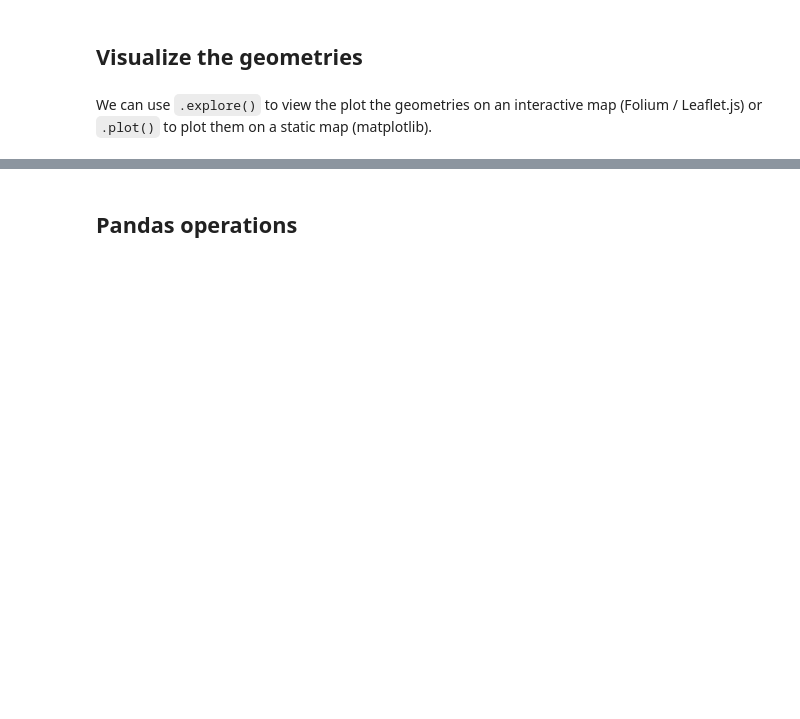
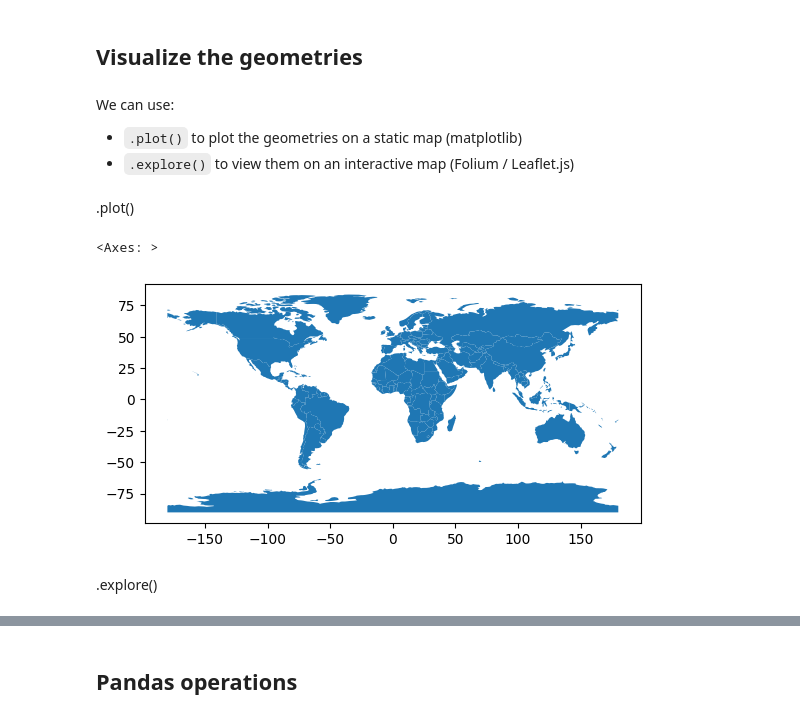
Before and after one commit to kraina-ai/srai-tutorial, a Jupyter notebook: 01_introduction_to_geospatial.ipynb, the cells around one changed output, grey strips where cells are left out. Cells and saved outputs as stored; diff of their text form; code cells hidden in the pictures; blank space fills up the shorter version.

```diff
--- a/01_introduction_to_geospatial.ipynb
+++ b/01_introduction_to_geospatial.ipynb
@@ -30,6 +73,17 @@ countries.head(5)
 # %% [markdown]
 ## Visualize the geometries
 # %% [markdown]
-We can use `.explore()` to view the plot the geometries on an interactive map (Folium / Leaflet.js) or `.plot()` to plot them on a static map (matplotlib).
+We can use:
+- `.plot()` to plot the geometries on a static map (matplotlib)
+- `.explore()` to view them on an interactive map (Folium / Leaflet.js)
+# %% [markdown]
+.plot()
+# %%
+countries.plot()
+# %% [output]
+<Axes: >
+[figure, added]
+# %% [markdown]
+.explore()
 # %%
 countries.explore()
```
Also changed, not shown: parts of 40 cells of this notebook, 1 other file.
